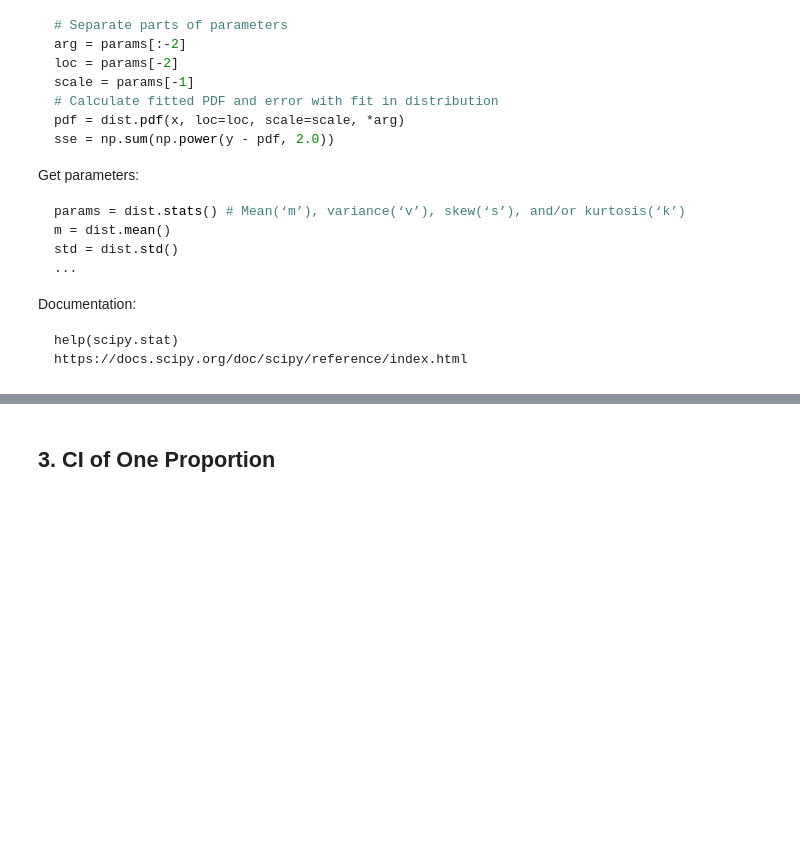
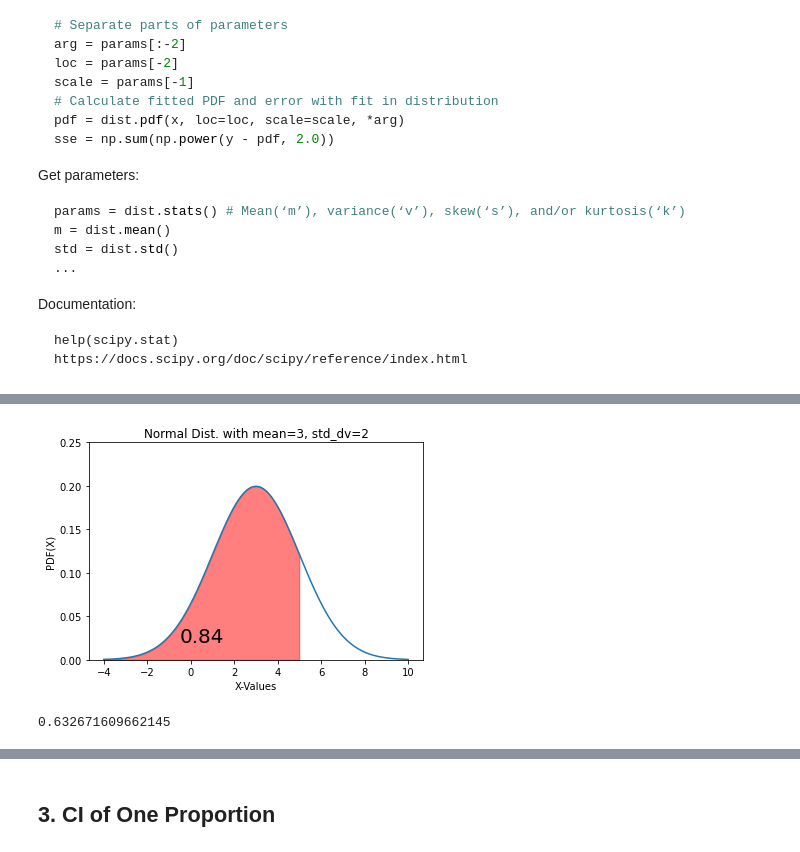
Before and after one commit to mxagar/statistics_with_python_coursera, a Jupyter notebook: 02_Inference/lab/02_ConfidenceIntervals_Examples.ipynb, the cells around one changed output, grey strips where cells are left out. Drawn from its saved outputs; the diff is of its cells as text; code cells hidden in the pictures; blank space fills up the shorter version.

```diff
--- a/02_Inference/lab/02_ConfidenceIntervals_Examples.ipynb
+++ b/02_Inference/lab/02_ConfidenceIntervals_Examples.ipynb
@@ -128,0 +179,24 @@ Documentation:
+# %%
+from matplotlib import pyplot as plt
+import numpy as np
+fig, ax = plt.subplots()
+# for distribution curve
+x= np.arange(-4, 10, 0.001)
+ax.plot(x, norm.pdf(x, loc=3, scale=2))
+ax.set_title("Normal Dist. with mean=3, std_dv=2")
+ax.set_xlabel('X-Values')
+ax.set_ylabel('PDF(X)')
+# for fill_between
+px=np.arange(-4,5, 0.01)
+ax.set_ylim(0, 0.25)
+ax.fill_between(px, norm.pdf(px, loc=3, scale=2), alpha=0.5, color='r')
+# for text
+ax.text(-0.5, 0.02, round(less_than_5, 2), fontsize=20)
+plt.show()
+# %% [output]
+[figure, added]
+# %%
+# P(0.2 < X 5)
+norm(1, 2).cdf(5) - norm(1,2).cdf(0.2)
+# %% [output]
+0.632671609662145
```
Also changed, not shown: parts of 34 cells of this notebook.
